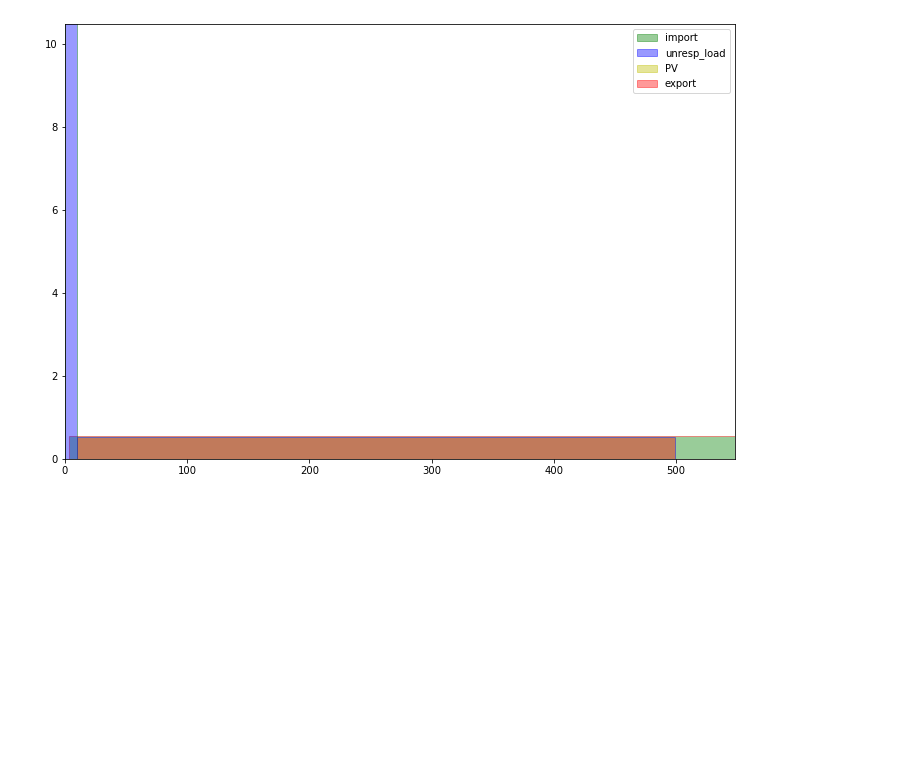
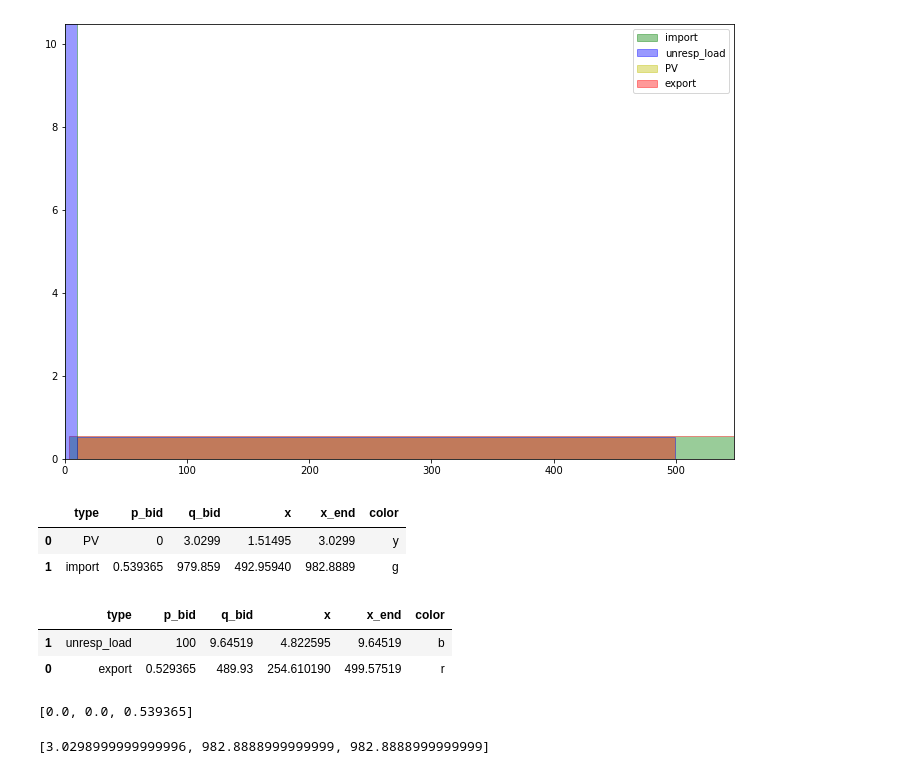
Before and after one commit to slacgismo/TESS, a Jupyter notebook: web/web/charts_development/AuctionChart.ipynb, the cells around one changed output. Drawn from its saved outputs; the diff is of its cells as text; code cells hidden in the pictures; blank space fills up the shorter version.

```diff
--- a/web/web/charts_development/AuctionChart.ipynb
+++ b/web/web/charts_development/AuctionChart.ipynb
@@ -153,3 +153,27 @@ plt.legend(handles, labels)
 # %% [output]
 <matplotlib.legend.Legend at 0x...>
 [figure]
+# %%
+df_supply_curve
+# %% [output]
+|  | type | p_bid | q_bid | x | x_end | color |
+| 0 | PV | 0 | 3.0299 | 1.51495 | 3.0299 | y |
+| 1 | import | 0.539365 | 979.859 | 492.95940 | 982.8889 | g |
+# %%
+df_demand_curve
+# %% [output]
+|  | type | p_bid | q_bid | x | x_end | color |
+| 1 | unresp_load | 100 | 9.64519 | 4.822595 | 9.64519 | b |
+| 0 | export | 0.529365 | 489.93 | 254.610190 | 499.57519 | r |
+# %%
+sp=[df_supply_curve.p_bid[0]]
+sp.extend(list(df_supply_curve.p_bid))
+sp
+# %% [output]
+[0.0, 0.0, 0.539365]
+# %%
+sq=list(df_supply_curve.x_end)
+sq.append(sq[-1])
+sq
+# %% [output]
+[3.0298999999999996, 982.8888999999999, 982.8888999999999]
```
Also changed, not shown: parts of 3 cells of this notebook.
